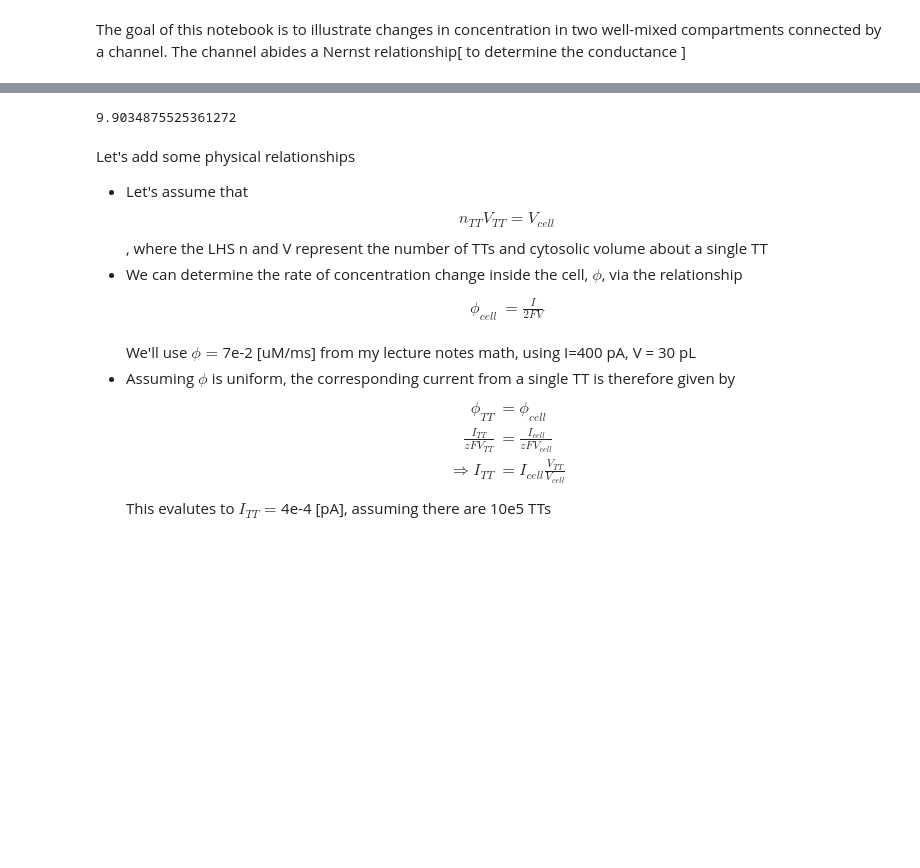
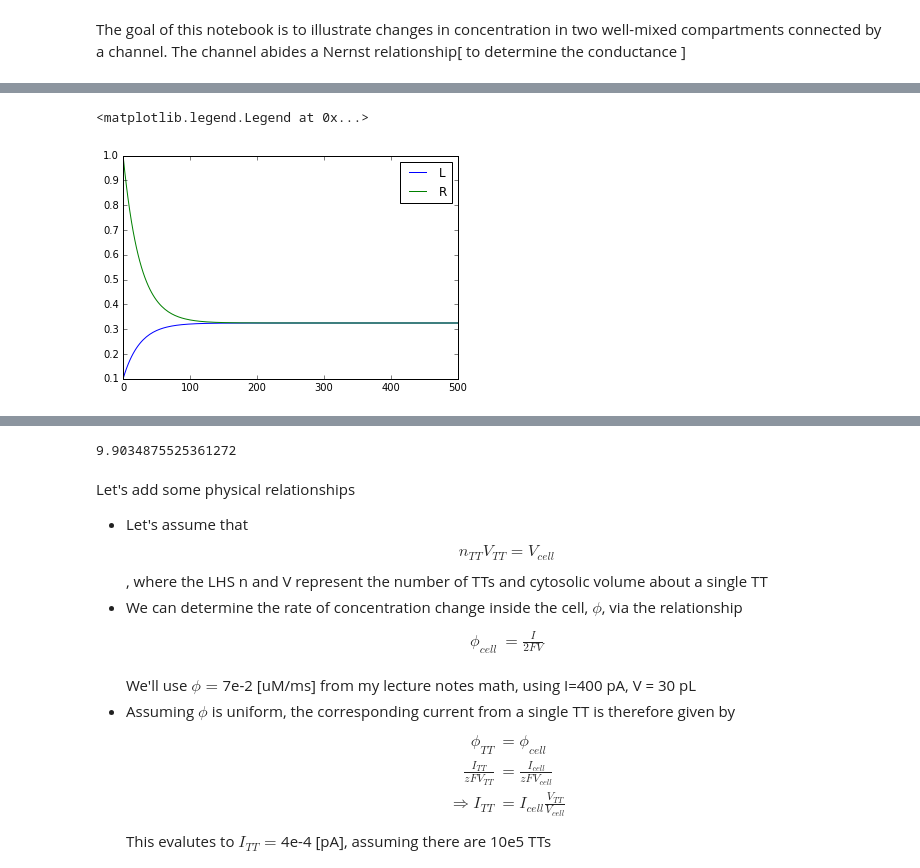
Before and after one commit to huskeypm/tutorials, a Jupyter notebook: bootcamp/channel_domain_depletion.ipynb, the cells around one changed output, grey strips where cells are left out. Drawn from its saved outputs; the diff is of its cells as text; code cells hidden in the pictures; blank space fills up the shorter version.

```diff
--- a/bootcamp/channel_domain_depletion.ipynb
+++ b/bootcamp/channel_domain_depletion.ipynb
@@ -9,0 +48,7 @@ import matplotlib.pylab as plt
+# %%
+plt.plot(t,y[:,0], label="L")
+plt.plot(t,y[:,1], label="R")
+plt.legend()
+# %% [output]
+<matplotlib.legend.Legend at 0x...>
+[figure, added]
```
Also changed, not shown: parts of 10 cells of this notebook.
